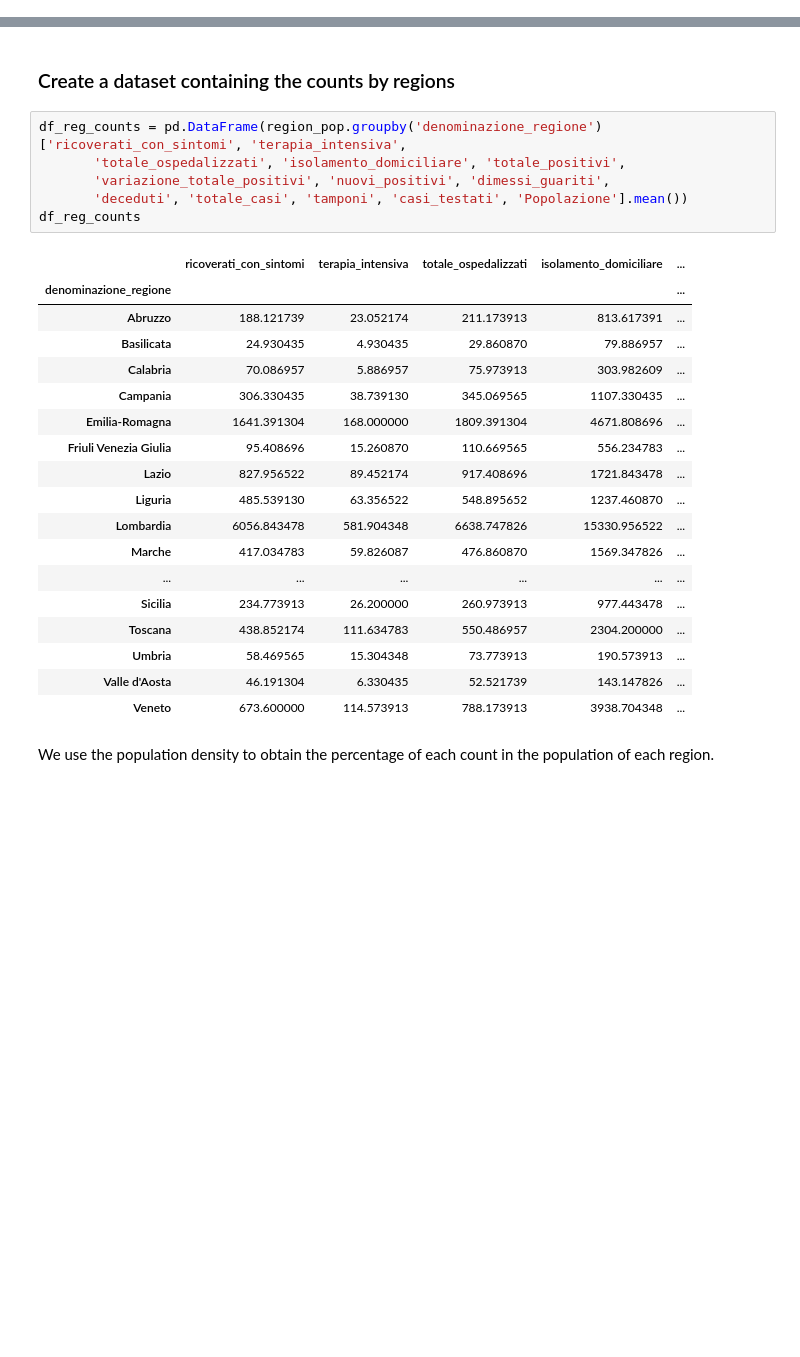
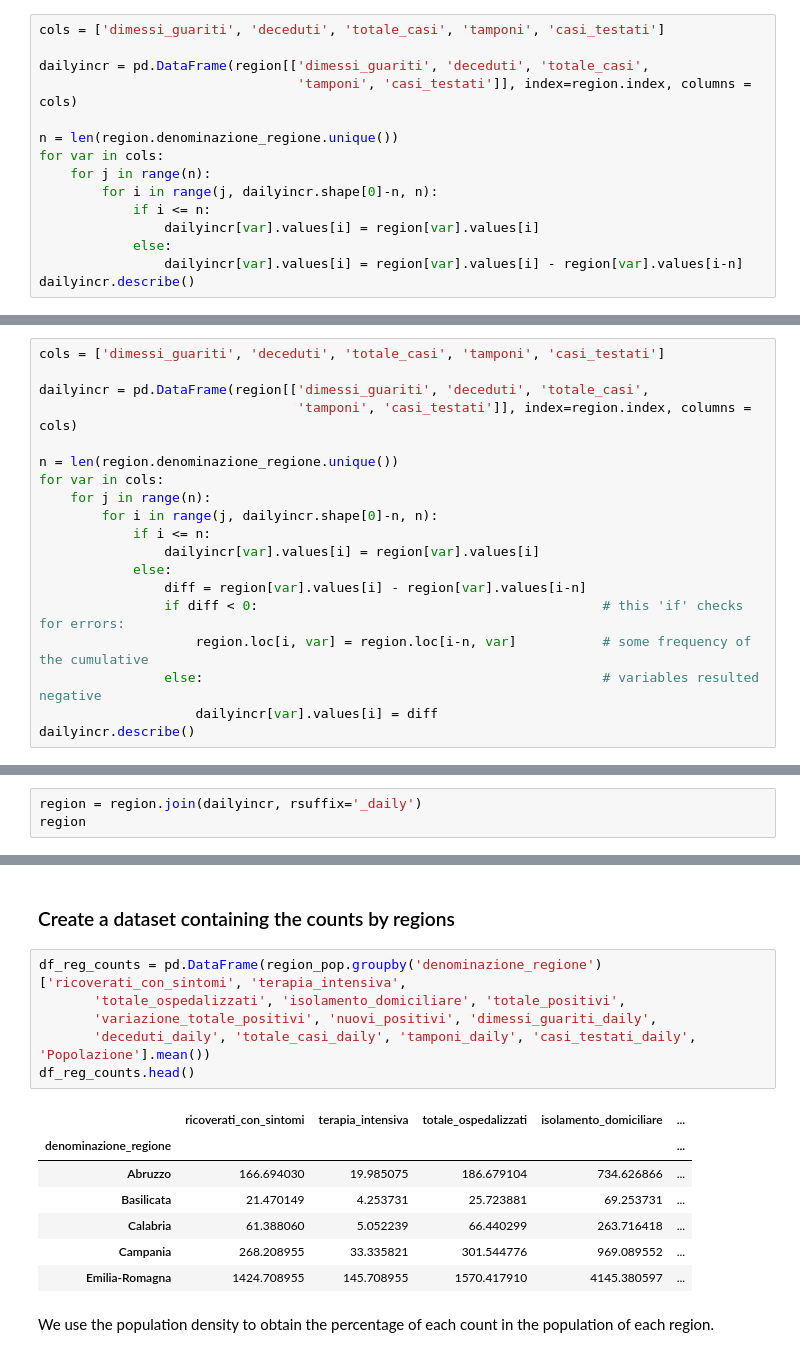
Before and after one commit to fedepiro96/APAD-project, a Jupyter notebook: benci-pirona.ipynb, the cells around one changed output, grey strips where cells are left out. Cells and saved outputs as stored; diff of their text form; blank space fills up the shorter version.

```diff
--- a/benci-pirona.ipynb
+++ b/benci-pirona.ipynb
@@ -389,0 +355,15 @@ Form the plots we can say that the regions in which we find high values (apart f
+# %%
+cols = ['dimessi_guariti', 'deceduti', 'totale_casi', 'tamponi', 'casi_testati']
+
+dailyincr = pd.DataFrame(region[['dimessi_guariti', 'deceduti', 'totale_casi',
+                                 'tamponi', 'casi_testati']], index=region.index, columns = cols)
+
+n = len(region.denominazione_regione.unique())
+for var in cols:
+    for j in range(n):
+        for i in range(j, dailyincr.shape[0]-n, n):
+            if i <= n:
+                dailyincr[var].values[i] = region[var].values[i]
+            else:
+                dailyincr[var].values[i] = region[var].values[i] - region[var].values[i-n]
+dailyincr.describe()
@@ -389,0 +400,19 @@ Form the plots we can say that the regions in which we find high values (apart f
+# %%
+cols = ['dimessi_guariti', 'deceduti', 'totale_casi', 'tamponi', 'casi_testati']
+
+dailyincr = pd.DataFrame(region[['dimessi_guariti', 'deceduti', 'totale_casi',
+                                 'tamponi', 'casi_testati']], index=region.index, columns = cols)
+
+n = len(region.denominazione_regione.unique())
+for var in cols:
+    for j in range(n):
+        for i in range(j, dailyincr.shape[0]-n, n):
+            if i <= n:
+                dailyincr[var].values[i] = region[var].values[i]
+            else:
+                diff = region[var].values[i] - region[var].values[i-n]
+                if diff < 0:                                            # this 'if' checks for errors:
+                    region.loc[i, var] = region.loc[i-n, var]           # some frequency of the cumulative
+                else:                                                   # variables resulted negative
+                    dailyincr[var].values[i] = diff
+dailyincr.describe()
@@ -389,0 +447,3 @@ Form the plots we can say that the regions in which we find high values (apart f
+# %%
+region = region.join(dailyincr, rsuffix='_daily')
+region
@@ -545,28 +619,17 @@ region_pop
 # %%
 df_reg_counts = pd.DataFrame(region_pop.groupby('denominazione_regione')['ricoverati_con_sintomi', 'terapia_intensiva',
        'totale_ospedalizzati', 'isolamento_domiciliare', 'totale_positivi',
-       'variazione_totale_positivi', 'nuovi_positivi', 'dimessi_guariti',
-       'deceduti', 'totale_casi', 'tamponi', 'casi_testati', 'Popolazione'].mean())
-df_reg_counts
+       'variazione_totale_positivi', 'nuovi_positivi', 'dimessi_guariti_daily',
+       'deceduti_daily', 'totale_casi_daily', 'tamponi_daily', 'casi_testati_daily', 'Popolazione'].mean())
+df_reg_counts.head()
 # %% [output]
 |  | ricoverati_con_sintomi | terapia_intensiva | totale_ospedalizzati | isolamento_domiciliare | ... |
 | denominazione_regione |  |  |  |  | ... |
-| Abruzzo | 188.121739 | 23.052174 | 211.173913 | 813.617391 | ... |
-| Basilicata | 24.930435 | 4.930435 | 29.860870 | 79.886957 | ... |
-| Calabria | 70.086957 | 5.886957 | 75.973913 | 303.982609 | ... |
-| Campania | 306.330435 | 38.739130 | 345.069565 | 1107.330435 | ... |
-| Emilia-Romagna | 1641.391304 | 168.000000 | 1809.391304 | 4671.808696 | ... |
-| Friuli Venezia Giulia | 95.408696 | 15.260870 | 110.669565 | 556.234783 | ... |
-| Lazio | 827.956522 | 89.452174 | 917.408696 | 1721.843478 | ... |
-| Liguria | 485.539130 | 63.356522 | 548.895652 | 1237.460870 | ... |
-| Lombardia | 6056.843478 | 581.904348 | 6638.747826 | 15330.956522 | ... |
-| Marche | 417.034783 | 59.826087 | 476.860870 | 1569.347826 | ... |
-| ... | ... | ... | ... | ... | ... |
-| Sicilia | 234.773913 | 26.200000 | 260.973913 | 977.443478 | ... |
-| Toscana | 438.852174 | 111.634783 | 550.486957 | 2304.200000 | ... |
-| Umbria | 58.469565 | 15.304348 | 73.773913 | 190.573913 | ... |
-| Valle d'Aosta | 46.191304 | 6.330435 | 52.521739 | 143.147826 | ... |
-| Veneto | 673.600000 | 114.573913 | 788.173913 | 3938.704348 | ... |
+| Abruzzo | 166.694030 | 19.985075 | 186.679104 | 734.626866 | ... |
+| Basilicata | 21.470149 | 4.253731 | 25.723881 | 69.253731 | ... |
+| Calabria | 61.388060 | 5.052239 | 66.440299 | 263.716418 | ... |
+| Campania | 268.208955 | 33.335821 | 301.544776 | 969.089552 | ... |
+| Emilia-Romagna | 1424.708955 | 145.708955 | 1570.417910 | 4145.380597 | ... |
 # %% [markdown]
 We use the population density to obtain the percentage of each count in the population of each region.
 # %%
```
Also changed, not shown: parts of 66 cells of this notebook.
